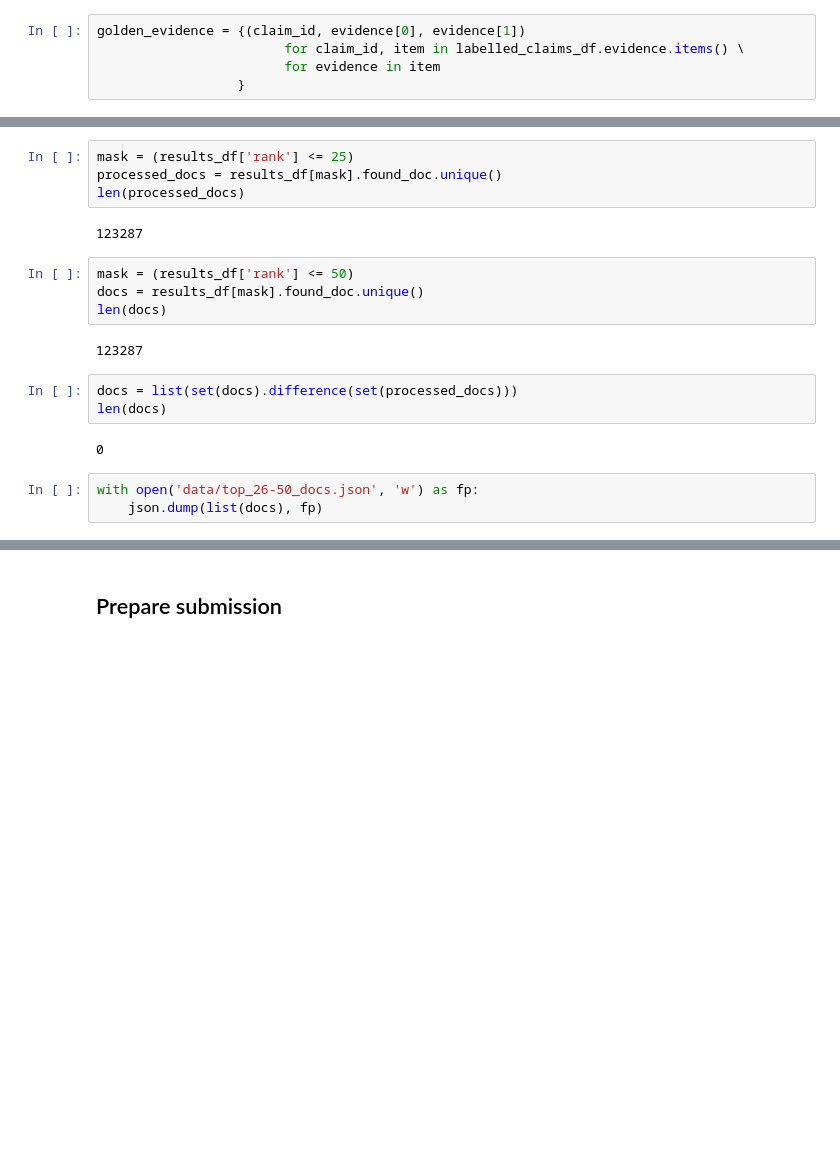
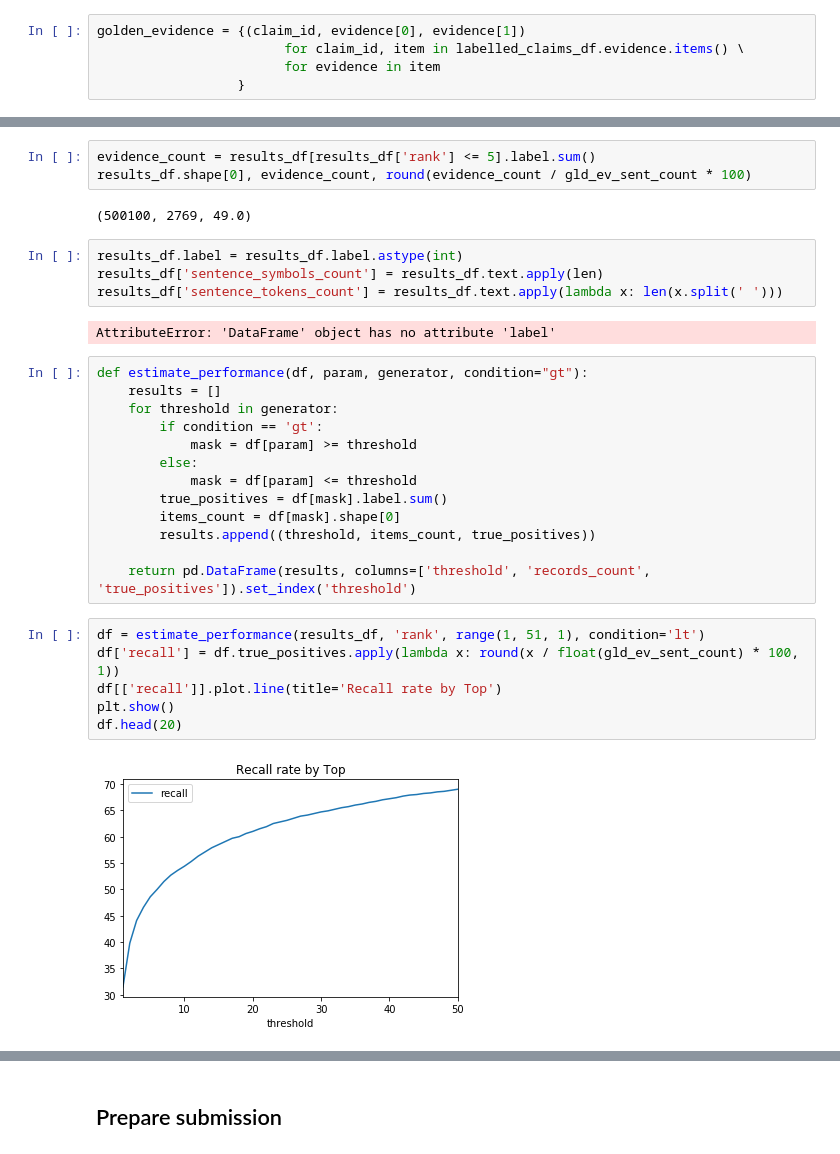
Before and after one commit to hima950/WSTA_FACT_VERIFICATION, a Jupyter notebook: Process_sentence_search_results.ipynb, the cells around one changed output, grey strips where cells are left out. Cells and saved outputs as stored; diff of their text form; blank space fills up the shorter version.

```diff
--- a/Process_sentence_search_results.ipynb
+++ b/Process_sentence_search_results.ipynb
@@ -310,20 +92,32 @@ results_df.found_doc.unique().shape[0], results_df[mask].found_doc.unique().shap
-# %%
-mask = (results_df['rank'] <= 25)
-processed_docs = results_df[mask].found_doc.unique()
-len(processed_docs)
-# %% [output]
-123287
-# %%
-mask = (results_df['rank'] <= 50)
-docs = results_df[mask].found_doc.unique()
-len(docs)
-# %% [output]
-123287
-# %%
-docs = list(set(docs).difference(set(processed_docs)))
-len(docs)
-# %% [output]
-0
-# %%
-with open('data/top_26-50_docs.json', 'w') as fp:
-    json.dump(list(docs), fp)
+# %%
+evidence_count = results_df[results_df['rank'] <= 5].label.sum()
+results_df.shape[0], evidence_count, round(evidence_count / gld_ev_sent_count * 100)
+# %% [output]
+(500100, 2769, 49.0)
+# %%
+results_df.label = results_df.label.astype(int)
+results_df['sentence_symbols_count'] = results_df.text.apply(len)
+results_df['sentence_tokens_count'] = results_df.text.apply(lambda x: len(x.split(' ')))
+# %% [output]
+AttributeError: 'DataFrame' object has no attribute 'label'
+# %%
+def estimate_performance(df, param, generator, condition="gt"):
+    results = []
+    for threshold in generator:
+        if condition == 'gt':
+            mask = df[param] >= threshold
+        else:
+            mask = df[param] <= threshold
+        true_positives = df[mask].label.sum()
+        items_count = df[mask].shape[0]
+        results.append((threshold, items_count, true_positives))
+
+    return pd.DataFrame(results, columns=['threshold', 'records_count', 'true_positives']).set_index('threshold')
+# %%
+df = estimate_performance(results_df, 'rank', range(1, 51, 1), condition='lt')
+df['recall'] = df.true_positives.apply(lambda x: round(x / float(gld_ev_sent_count) * 100, 1))
+df[['recall']].plot.line(title='Recall rate by Top')
+plt.show()
+df.head(20)
+# %% [output]
+[figure, added]
```
Also changed, not shown: parts of 61 cells of this notebook, 6 other files.
